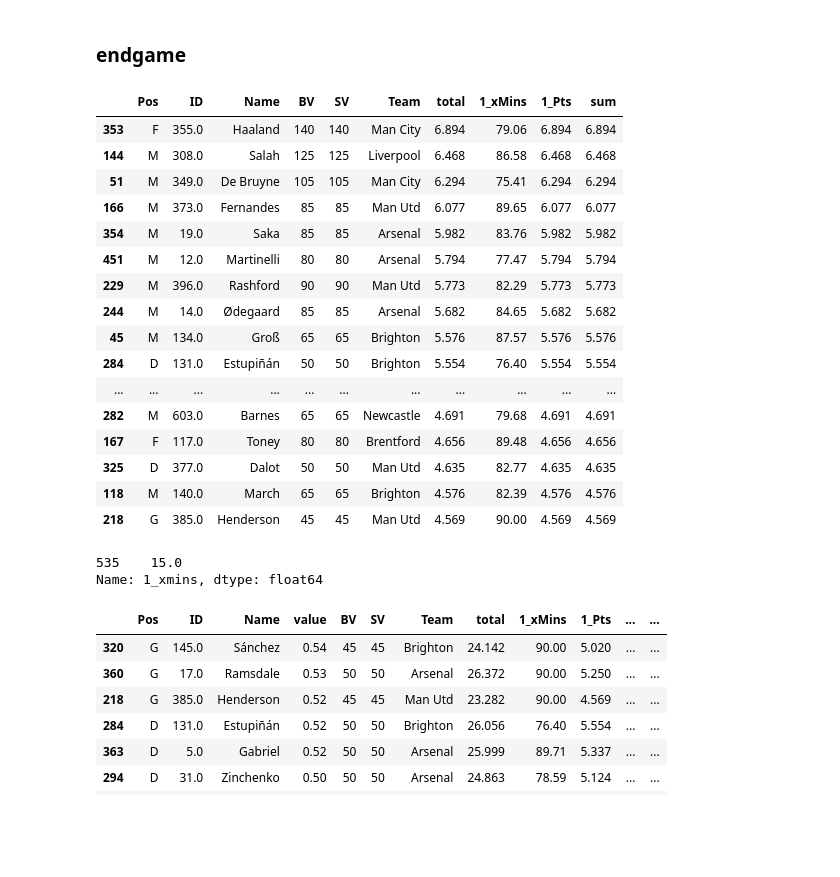
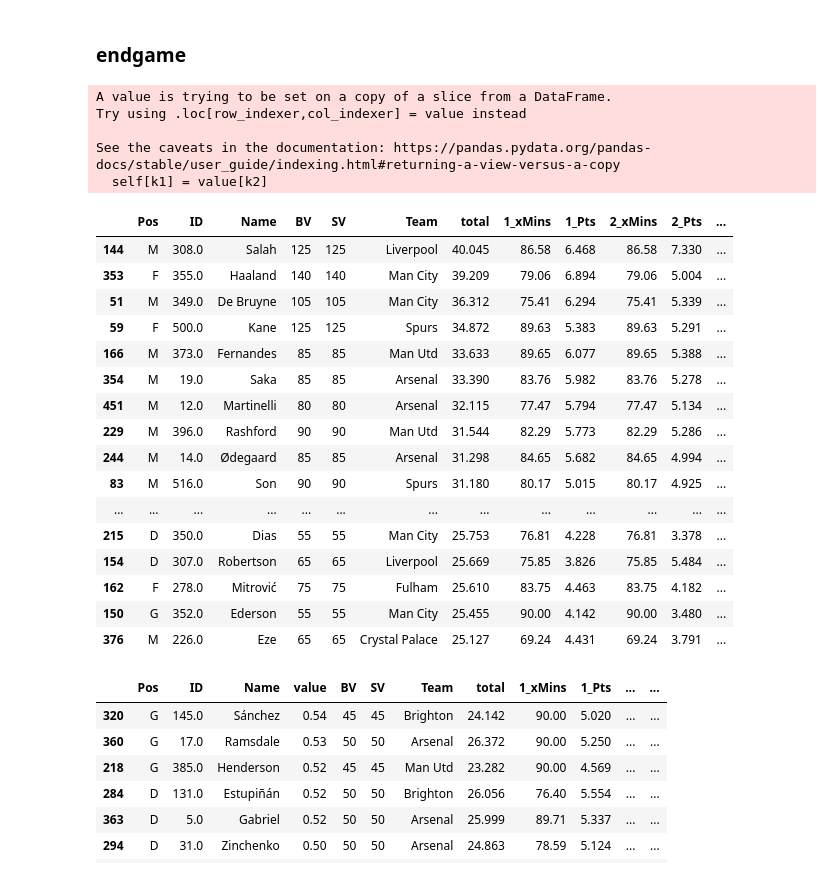
Before and after one commit to spiros26/FPL-Project, a Jupyter notebook: ev_creator/ALEX.ipynb, the cells around one changed output. Cells and saved outputs as stored; diff of their text form; code cells hidden in the pictures; blank space fills up the shorter version.

```diff
--- a/ev_creator/ALEX.ipynb
+++ b/ev_creator/ALEX.ipynb
@@ -691,48 +691,49 @@ import pandas as pd
 
 next_gw = 1
 gw_no_lim = 4
-horizon = 1
-review_horizon = 1
+horizon = 5
+review_horizon = 5
 season = '2023-24'
 #data538_PATH = '../data/soccer-spi/spi_matches.csv'
 #review_df = pd.read_csv('../data/fplreview.csv')
-#review_df = review_df.loc[(review_df['ID']==216) |(review_df['ID']==206) |(review_df['ID']==195) | (review_df['ID']==212)]
+#review_df = review_df.loc[(review_df['ID']==373) |(review_df['ID']==396) |(review_df['ID']==390) | (review_df['ID']==134) |(review_df['ID']==154) |(review_df['ID']==132)|(review_df['ID']==143) |(review_df['ID']==131)]
 #review_df = review_df.loc[(review_df['Team']=='Newcastle')].reset_index()
 #master_path = '../data/FPL-ID-Map/Master.csv'
 master_path = 'master.csv'
 #review_detailed = pd.read_csv('../data/review_detailed.csv')
 
 an_ev_df = compute_analytical_ev(next_gw, horizon, review_horizon, season, review_df, review_detailed, players_raw, ids, master_path, spis2023, fixtures, teams, team_stats_dict, npgoals, assists, team_goals, bonus, saves, strengths, projected_goals, pens, gw_no_lim, seasons)
+# %% [output]
+A value is trying to be set on a copy of a slice from a DataFrame.
+Try using .loc[row_indexer,col_indexer] = value instead
+
+See the caveats in the documentation: https://pandas.pydata.org/pandas-docs/stable/user_guide/indexing.html#returning-a-view-versus-a-copy
+  self[k1] = value[k2]
 # %%
 from modules.useful_functions2 import filter_df
 
 ev_df = filter_df(an_ev_df, next_gw, horizon, '_Pts', 'total', an_ev_df.shape[0])
-df = an_ev_df[an_ev_df['Team']=='Chelsea']
+df = an_ev_df[an_ev_df['BV']<=85]
 df = an_ev_df
 filter_df(df, next_gw, horizon, '_Pts', 'total', 30)
 # %% [output]
-|  | Pos | ID | Name | BV | SV | Team | total | 1_xMins | 1_Pts | sum |
-| 353 | F | 355.0 | Haaland | 140 | 140 | Man City | 6.894 | 79.06 | 6.894 | 6.894 |
-| 144 | M | 308.0 | Salah | 125 | 125 | Liverpool | 6.468 | 86.58 | 6.468 | 6.468 |
-| 51 | M | 349.0 | De Bruyne | 105 | 105 | Man City | 6.294 | 75.41 | 6.294 | 6.294 |
-| 166 | M | 373.0 | Fernandes | 85 | 85 | Man Utd | 6.077 | 89.65 | 6.077 | 6.077 |
-| 354 | M | 19.0 | Saka | 85 | 85 | Arsenal | 5.982 | 83.76 | 5.982 | 5.982 |
-| 451 | M | 12.0 | Martinelli | 80 | 80 | Arsenal | 5.794 | 77.47 | 5.794 | 5.794 |
-| 229 | M | 396.0 | Rashford | 90 | 90 | Man Utd | 5.773 | 82.29 | 5.773 | 5.773 |
-| 244 | M | 14.0 | Ødegaard | 85 | 85 | Arsenal | 5.682 | 84.65 | 5.682 | 5.682 |
-| 45 | M | 134.0 | Groß | 65 | 65 | Brighton | 5.576 | 87.57 | 5.576 | 5.576 |
-| 284 | D | 131.0 | Estupiñán | 50 | 50 | Brighton | 5.554 | 76.40 | 5.554 | 5.554 |
-| ... | ... | ... | ... | ... | ... | ... | ... | ... | ... | ... |
-| 282 | M | 603.0 | Barnes | 65 | 65 | Newcastle | 4.691 | 79.68 | 4.691 | 4.691 |
-| 167 | F | 117.0 | Toney | 80 | 80 | Brentford | 4.656 | 89.48 | 4.656 | 4.656 |
-| 325 | D | 377.0 | Dalot | 50 | 50 | Man Utd | 4.635 | 82.77 | 4.635 | 4.635 |
-| 118 | M | 140.0 | March | 65 | 65 | Brighton | 4.576 | 82.39 | 4.576 | 4.576 |
-| 218 | G | 385.0 | Henderson | 45 | 45 | Man Utd | 4.569 | 90.00 | 4.569 | 4.569 |
+|  | Pos | ID | Name | BV | SV | Team | total | 1_xMins | 1_Pts | 2_xMins | 2_Pts | ... |
+| 144 | M | 308.0 | Salah | 125 | 125 | Liverpool | 40.045 | 86.58 | 6.468 | 86.58 | 7.330 | ... |
+| 353 | F | 355.0 | Haaland | 140 | 140 | Man City | 39.209 | 79.06 | 6.894 | 79.06 | 5.004 | ... |
+| 51 | M | 349.0 | De Bruyne | 105 | 105 | Man City | 36.312 | 75.41 | 6.294 | 75.41 | 5.339 | ... |
+| 59 | F | 500.0 | Kane | 125 | 125 | Spurs | 34.872 | 89.63 | 5.383 | 89.63 | 5.291 | ... |
+| 166 | M | 373.0 | Fernandes | 85 | 85 | Man Utd | 33.633 | 89.65 | 6.077 | 89.65 | 5.388 | ... |
+| 354 | M | 19.0 | Saka | 85 | 85 | Arsenal | 33.390 | 83.76 | 5.982 | 83.76 | 5.278 | ... |
+| 451 | M | 12.0 | Martinelli | 80 | 80 | Arsenal | 32.115 | 77.47 | 5.794 | 77.47 | 5.134 | ... |
+| 229 | M | 396.0 | Rashford | 90 | 90 | Man Utd | 31.544 | 82.29 | 5.773 | 82.29 | 5.286 | ... |
+| 244 | M | 14.0 | Ødegaard | 85 | 85 | Arsenal | 31.298 | 84.65 | 5.682 | 84.65 | 4.994 | ... |
+| 83 | M | 516.0 | Son | 90 | 90 | Spurs | 31.180 | 80.17 | 5.015 | 80.17 | 4.925 | ... |
+| ... | ... | ... | ... | ... | ... | ... | ... | ... | ... | ... | ... | ... |
+| 215 | D | 350.0 | Dias | 55 | 55 | Man City | 25.753 | 76.81 | 4.228 | 76.81 | 3.378 | ... |
+| 154 | D | 307.0 | Robertson | 65 | 65 | Liverpool | 25.669 | 75.85 | 3.826 | 75.85 | 5.484 | ... |
+| 162 | F | 278.0 | Mitrović | 75 | 75 | Fulham | 25.610 | 83.75 | 4.463 | 83.75 | 4.182 | ... |
+| 150 | G | 352.0 | Ederson | 55 | 55 | Man City | 25.455 | 90.00 | 4.142 | 90.00 | 3.480 | ... |
+| 376 | M | 226.0 | Eze | 65 | 65 | Crystal Palace | 25.127 | 69.24 | 4.431 | 69.24 | 3.791 | ... |
-# %%
-master[master['23-24']==212]['1_xmins']
-# %% [output]
-535    15.0
-Name: 1_xmins, dtype: float64
 # %%
 ev_df.insert(3, 'value', [round(ev_df['total'].iloc[x]/ev_df['BV'].iloc[x],2) for x in range(ev_df.shape[0])])
 ev_df.sort_values(by='value',ascending=False)[:20]
```
Also changed, not shown: 1 other file.
